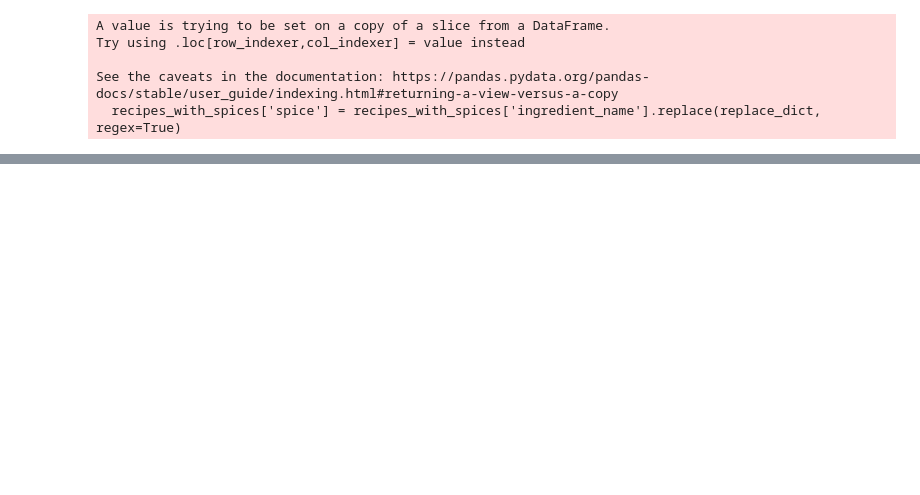
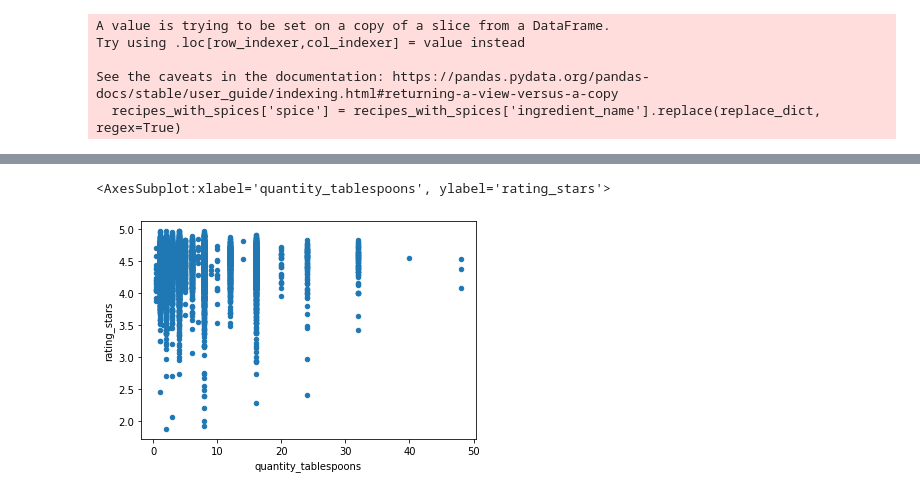
Before and after one commit to wcedmisten/foodFinder, a Jupyter notebook: All Recipes Exploratory Data Analysis.ipynb, the cells around one changed output, grey strips where cells are left out. Drawn from its saved outputs; the diff is of its cells as text; code cells hidden in the pictures; blank space fills up the shorter version.

```diff
--- a/All Recipes Exploratory Data Analysis.ipynb
+++ b/All Recipes Exploratory Data Analysis.ipynb
@@ -423,0 +539,52 @@ head 4
+# %%
+def convert_to_float(frac_str):
+    try:
+        return float(frac_str)
+    except ValueError:
+        num, denom = frac_str.split('/')
+        try:
+            leading, num = num.split(' ')
+            whole = float(leading)
+        except ValueError:
+            whole = 0
+        frac = float(num) / float(denom)
+        return whole - frac if whole < 0 else whole + frac
+
+butter_recipes = df.loc[df["ingredient_name"].isin(["butter"])]
+
+butter_recipes = butter_recipes[butter_recipes['ingredient_qty'].notnull()]
+
+
+# only look at recipes with at least 10 reviews
+butter_recipes = butter_recipes[butter_recipes['review_count'] >= 20]
+
+butter_recipes["quantity_float"] = butter_recipes["ingredient_qty"].apply(convert_to_float)
+
+butter_recipes = butter_recipes.loc[
+    butter_recipes["ingredient_unit"
+].isin(["cup", "tablespoon"])]
+
+butter_recipes.loc[
+    butter_recipes["ingredient_unit"] == "cup", 'quantity_tablespoons'
+] = butter_recipes['quantity_float'] * 16
+
+butter_recipes.loc[
+    butter_recipes["ingredient_unit"] == "tablespoon", 'quantity_tablespoons'
+] = butter_recipes['quantity_float']
+
+
+# filter outliers
+butter_recipes = butter_recipes[butter_recipes['quantity_tablespoons'] < 100]
+
+# print(butter_recipes.nlargest(1, columns=["quantity_tablespoons"]))
+
+# final = butter_recipes.groupby("quantity_tablespoons").agg(
+#     avg_rating=("rating_stars", "mean"),
+#     quantity_tablespoons=("quantity_tablespoons", "first")
+# )
+# print(final["quantity_tablespoons"].corr(final["avg_rating"]))
+
+butter_recipes.plot.scatter(x="quantity_tablespoons", y="rating_stars")
+# %% [output]
+<AxesSubplot:xlabel='quantity_tablespoons', ylabel='rating_stars'>
+[figure, added]
```
Also changed, not shown: parts of 12 cells of this notebook, 1 other file.
